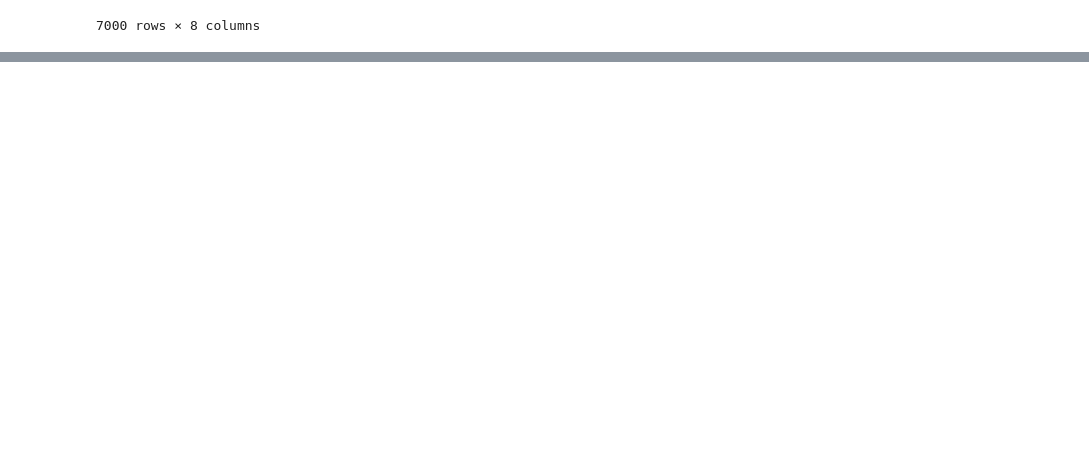
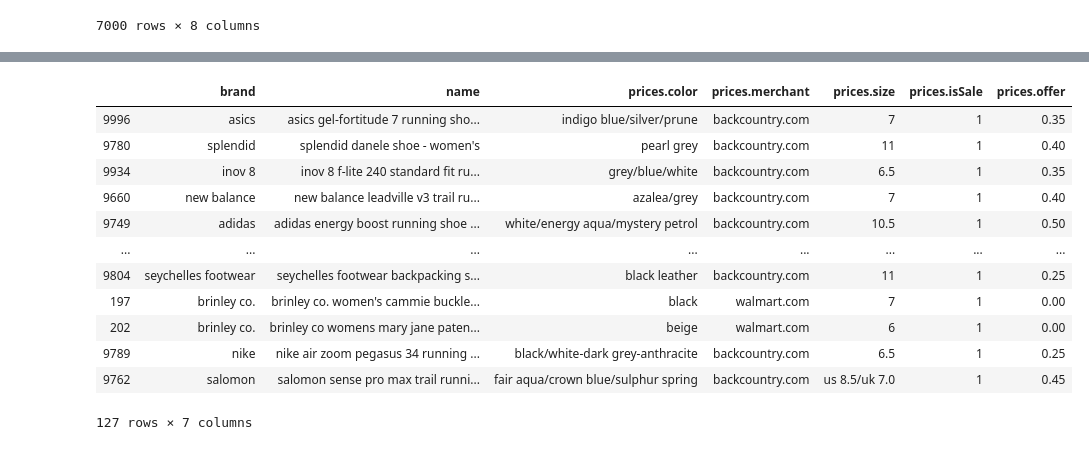
Before and after one commit to asubramaniyan/womens-shoes-price, a Jupyter notebook: womens-shoe-prices-eda.ipynb, the cells around one changed output, grey strips where cells are left out. Saved outputs shown, nothing was run; the diff lists cells and outputs as text; code cells hidden in the pictures; blank space fills up the shorter version.

```diff
--- a/womens-shoe-prices-eda.ipynb
+++ b/womens-shoe-prices-eda.ipynb
@@ -687,0 +792,6 @@ False
+# %%
+X_train = pd.concat([X_train.select_dtypes(include = 'object').apply(lambda x: x.str.lower()), X_train.select_dtypes(exclude = 'object')], axis=1)
+# %%
+### Remove duplicates
+y_train.drop(X_train[X_train.duplicated()].index, inplace = True)
+X_train.drop_duplicates(inplace = True)
@@ -687,0 +802,16 @@ False
+# %%
+X_train[X_train['prices.isSale']== 1]
+# %% [output]
+|  | brand | name | prices.color | prices.merchant | prices.size | prices.isSale | prices.offer |
+| 9996 | asics | asics gel-fortitude 7 running sho... | indigo blue/silver/prune | backcountry.com | 7 | 1 | 0.35 |
+| 9780 | splendid | splendid danele shoe - women's | pearl grey | backcountry.com | 11 | 1 | 0.40 |
+| 9934 | inov 8 | inov 8 f-lite 240 standard fit ru... | grey/blue/white | backcountry.com | 6.5 | 1 | 0.35 |
+| 9660 | new balance | new balance leadville v3 trail ru... | azalea/grey | backcountry.com | 7 | 1 | 0.40 |
+| 9749 | adidas | adidas energy boost running shoe ... | white/energy aqua/mystery petrol | backcountry.com | 10.5 | 1 | 0.50 |
+| ... | ... | ... | ... | ... | ... | ... | ... |
+| 9804 | seychelles footwear | seychelles footwear backpacking s... | black leather | backcountry.com | 11 | 1 | 0.25 |
+| 197 | brinley co. | brinley co. women's cammie buckle... | black | walmart.com | 7 | 1 | 0.00 |
+| 202 | brinley co. | brinley co womens mary jane paten... | beige | walmart.com | 6 | 1 | 0.00 |
+| 9789 | nike | nike air zoom pegasus 34 running ... | black/white-dark grey-anthracite | backcountry.com | 6.5 | 1 | 0.25 |
+| 9762 | salomon | salomon sense pro max trail runni... | fair aqua/crown blue/sulphur spring | backcountry.com | us 8.5/uk 7.0 | 1 | 0.45 |
+127 rows × 7 columns
```
Also changed, not shown: parts of 31 cells of this notebook.
